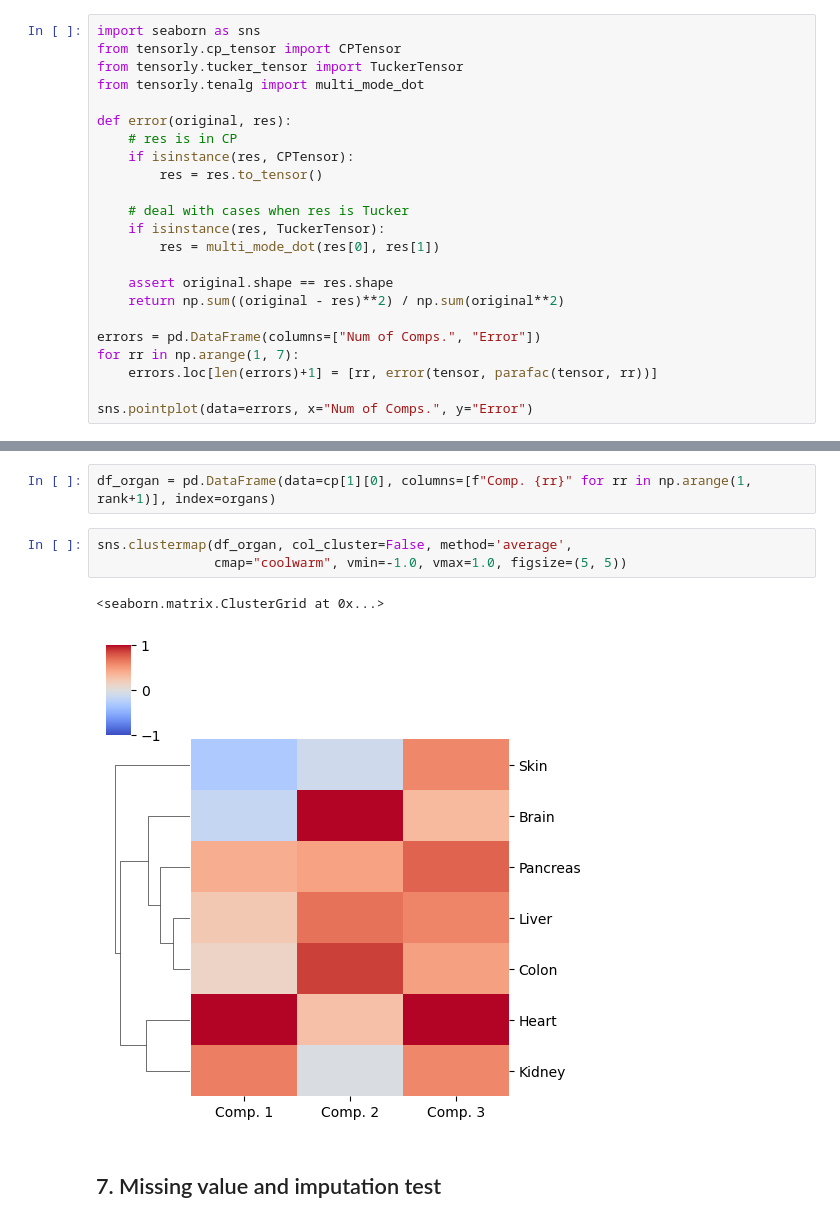
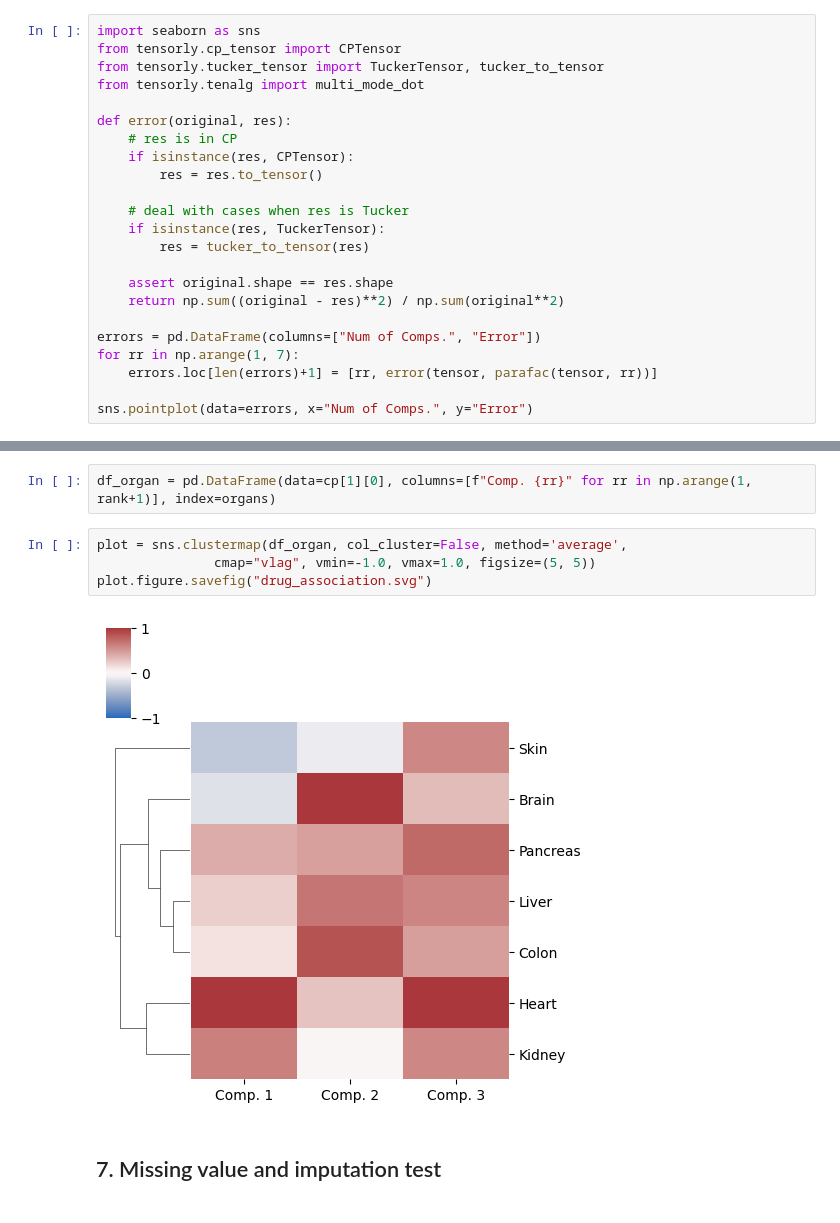
Before and after one commit to meyer-lab/tensor_review, a Jupyter notebook: The structure is the message - preserving experimental context through tensor decomposition.ipynb, the cells around one changed output, grey strips where cells are left out. Cells and saved outputs as stored; diff of their text form.

```diff
--- a/The structure is the message - preserving experimental context through tensor decomposition.ipynb
+++ b/The structure is the message - preserving experimental context through tensor decomposition.ipynb
@@ -102,7 +102,7 @@ from tensorly.regression import CP_PLSR
 # %%
 import seaborn as sns
 from tensorly.cp_tensor import CPTensor
-from tensorly.tucker_tensor import TuckerTensor
+from tensorly.tucker_tensor import TuckerTensor, tucker_to_tensor
 from tensorly.tenalg import multi_mode_dot
 
 def error(original, res):
@@ -112,7 +112,7 @@ def error(original, res):
 
     # deal with cases when res is Tucker
     if isinstance(res, TuckerTensor):
-        res = multi_mode_dot(res[0], res[1])
+        res = tucker_to_tensor(res)
 
     assert original.shape == res.shape
     return np.sum((original - res)**2) / np.sum(original**2)
@@ -383,11 +356,11 @@ Looking into the factor matrix of organs, we can discover associations among the
 # %%
 df_organ = pd.DataFrame(data=cp[1][0], columns=[f"Comp. {rr}" for rr in np.arange(1, rank+1)], index=organs)
 # %%
-sns.clustermap(df_organ, col_cluster=False, method='average',
-               cmap="coolwarm", vmin=-1.0, vmax=1.0, figsize=(5, 5))
+plot = sns.clustermap(df_organ, col_cluster=False, method='average',
+               cmap="vlag", vmin=-1.0, vmax=1.0, figsize=(5, 5))
+plot.figure.savefig("drug_association.svg")
 # %% [output]
-<seaborn.matrix.ClusterGrid at 0x...>
-[figure, old version]
+[figure, new version]
 # %% [markdown]
 ## 7. Missing value and imputation test
 # %%
```
Also changed, not shown: parts of 47 cells of this notebook.
